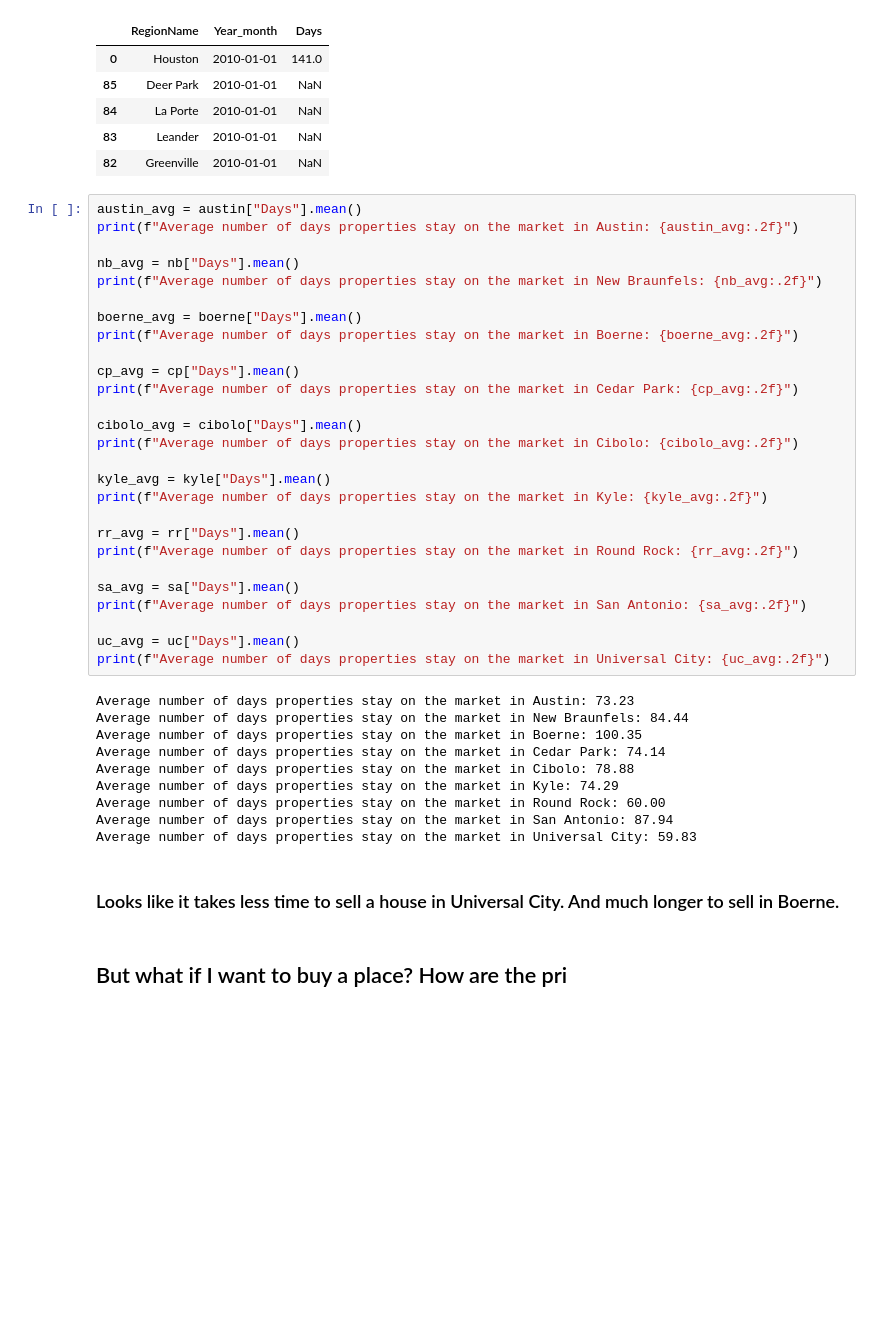
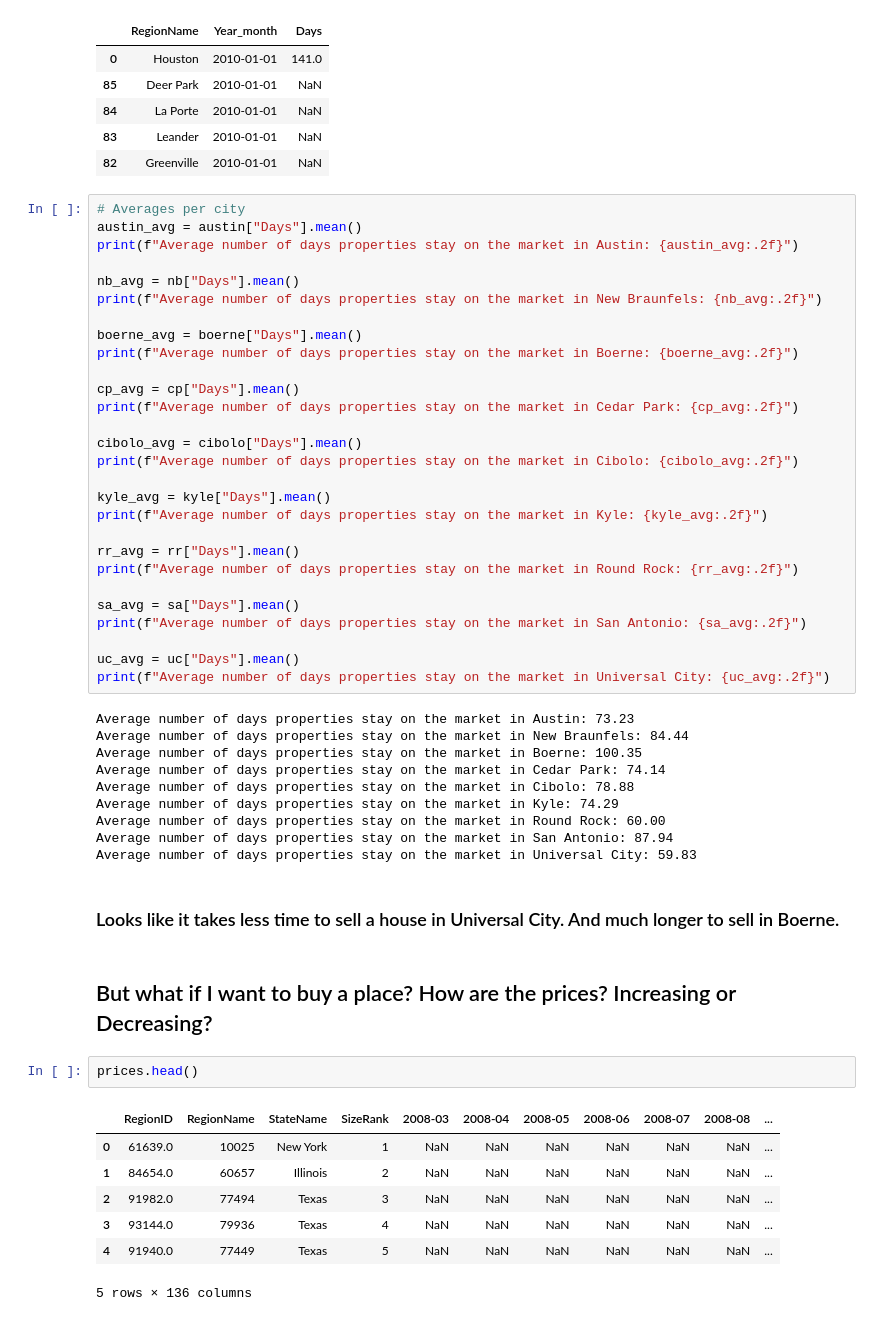
Before and after one commit to kkh1178/zillow, a Jupyter notebook: zillowproperties.ipynb, the cells around one changed output. Cells and saved outputs as stored; diff of their text form; blank space fills up the shorter version.

```diff
--- a/zillowproperties.ipynb
+++ b/zillowproperties.ipynb
@@ -161,6 +161,7 @@ tx.head()
 | 83 | Leander | 2010-01-01 | NaN |
 | 82 | Greenville | 2010-01-01 | NaN |
 # %%
+# Averages per city
 austin_avg = austin["Days"].mean()
 print(f"Average number of days properties stay on the market in Austin: {austin_avg:.2f}")
 
@@ -200,4 +201,14 @@ Average number of days properties stay on the market in Universal City: 59.83
 # %% [markdown]
 ### Looks like it takes less time to sell a house in Universal City. And much longer to sell in Boerne.
 # %% [markdown]
-## But what if I want to buy a place? How are the pri
+## But what if I want to buy a place? How are the prices? Increasing or Decreasing?
+# %%
+prices.head()
+# %% [output]
+|  | RegionID | RegionName | StateName | SizeRank | 2008-03 | 2008-04 | 2008-05 | 2008-06 | 2008-07 | 2008-08 | ... |
+| 0 | 61639.0 | 10025 | New York | 1 | NaN | NaN | NaN | NaN | NaN | NaN | ... |
+| 1 | 84654.0 | 60657 | Illinois | 2 | NaN | NaN | NaN | NaN | NaN | NaN | ... |
+| 2 | 91982.0 | 77494 | Texas | 3 | NaN | NaN | NaN | NaN | NaN | NaN | ... |
+| 3 | 93144.0 | 79936 | Texas | 4 | NaN | NaN | NaN | NaN | NaN | NaN | ... |
+| 4 | 91940.0 | 77449 | Texas | 5 | NaN | NaN | NaN | NaN | NaN | NaN | ... |
+5 rows × 136 columns
```
Also changed, not shown: parts of 3 cells of this notebook, 1 other file.
